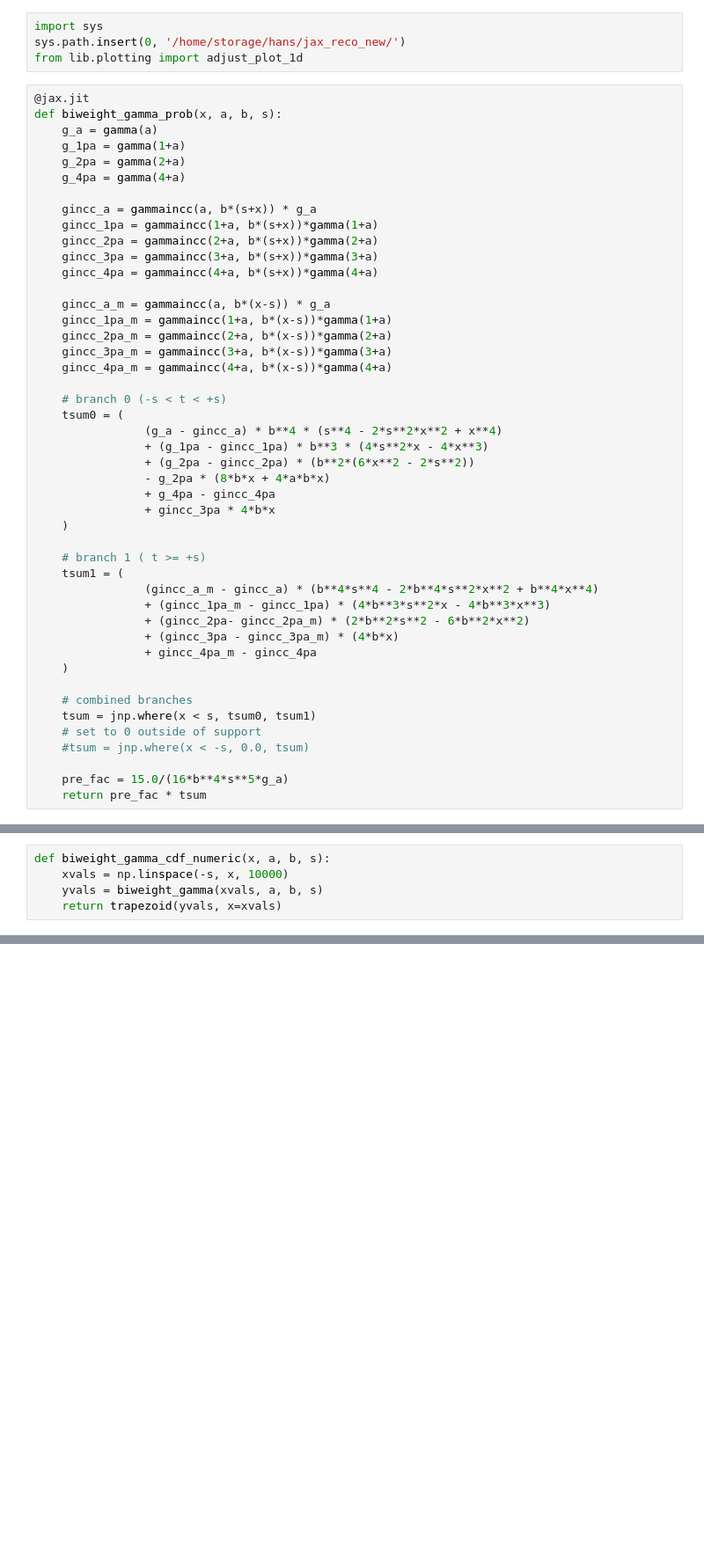
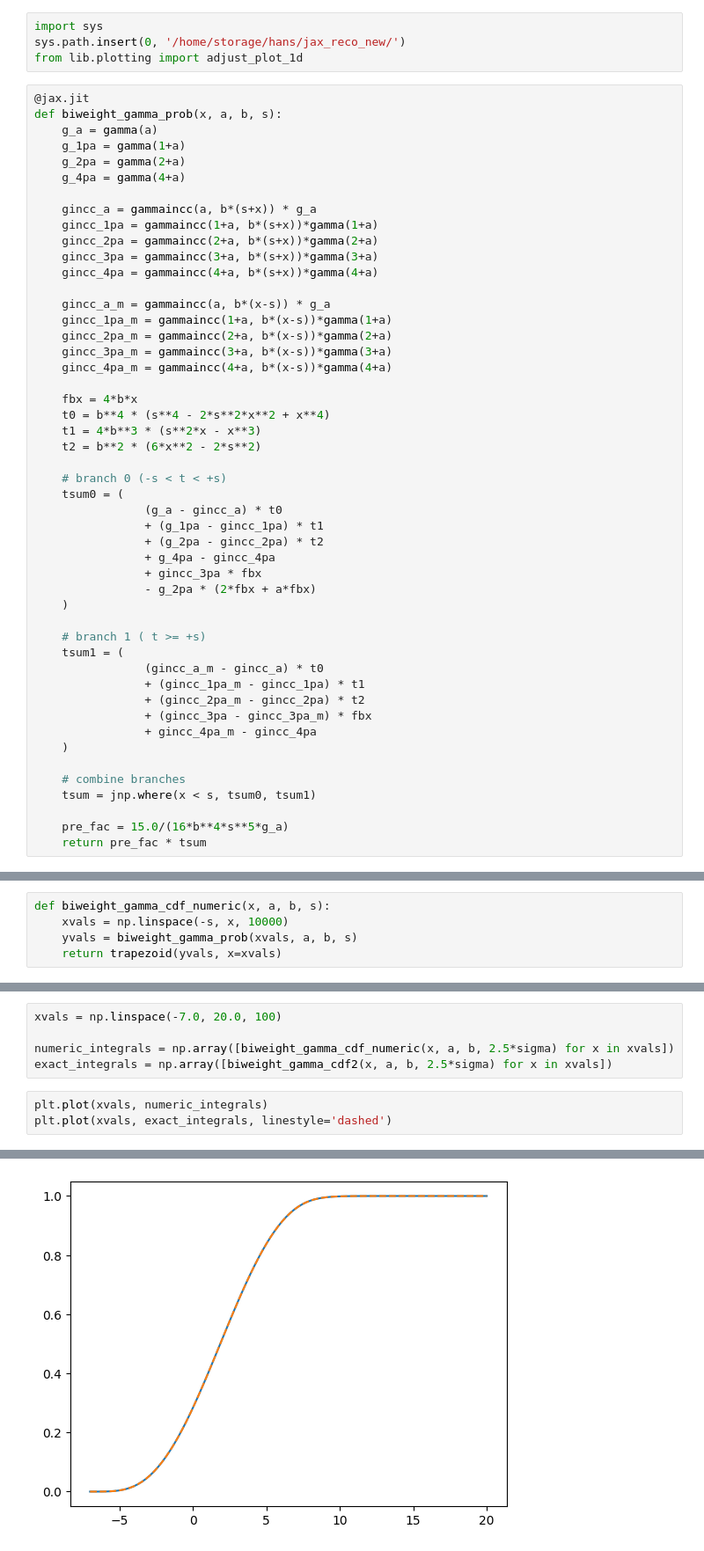
Before and after one commit to rishibbdb/TPN_DeV, a Jupyter notebook: dev/notebooks/biweight_conv_cdf.ipynb, the cells around one changed output, grey strips where cells are left out. Shown at 88% size. Saved outputs shown, nothing was run; the diff lists cells and outputs as text; blank space fills up the shorter version.

Commit message:
biweight conv cdf working

```diff
--- a/dev/notebooks/biweight_conv_cdf.ipynb
+++ b/dev/notebooks/biweight_conv_cdf.ipynb
@@ -39,29 +39,32 @@ def biweight_gamma_prob(x, a, b, s):
     gincc_3pa_m = gammaincc(3+a, b*(x-s))*gamma(3+a)
     gincc_4pa_m = gammaincc(4+a, b*(x-s))*gamma(4+a)
 
+    fbx = 4*b*x
+    t0 = b**4 * (s**4 - 2*s**2*x**2 + x**4)
+    t1 = 4*b**3 * (s**2*x - x**3)
+    t2 = b**2 * (6*x**2 - 2*s**2)
+
     # branch 0 (-s < t < +s)
     tsum0 = (
-                (g_a - gincc_a) * b**4 * (s**4 - 2*s**2*x**2 + x**4)
-                + (g_1pa - gincc_1pa) * b**3 * (4*s**2*x - 4*x**3)
-                + (g_2pa - gincc_2pa) * (b**2*(6*x**2 - 2*s**2))
-                - g_2pa * (8*b*x + 4*a*b*x)
+                (g_a - gincc_a) * t0
+                + (g_1pa - gincc_1pa) * t1
+                + (g_2pa - gincc_2pa) * t2
                 + g_4pa - gincc_4pa
-                + gincc_3pa * 4*b*x
+                + gincc_3pa * fbx
+                - g_2pa * (2*fbx + a*fbx)
     )
 
     # branch 1 ( t >= +s)
     tsum1 = (
-                (gincc_a_m - gincc_a) * (b**4*s**4 - 2*b**4*s**2*x**2 + b**4*x**4)
-                + (gincc_1pa_m - gincc_1pa) * (4*b**3*s**2*x - 4*b**3*x**3)
-                + (gincc_2pa- gincc_2pa_m) * (2*b**2*s**2 - 6*b**2*x**2)
-                + (gincc_3pa - gincc_3pa_m) * (4*b*x)
+                (gincc_a_m - gincc_a) * t0
+                + (gincc_1pa_m - gincc_1pa) * t1
+                + (gincc_2pa_m - gincc_2pa) * t2
+                + (gincc_3pa - gincc_3pa_m) * fbx
                 + gincc_4pa_m - gincc_4pa
     )
 
-    # combined branches
+    # combine branches
     tsum = jnp.where(x < s, tsum0, tsum1)
-    # set to 0 outside of support
-    #tsum = jnp.where(x < -s, 0.0, tsum)
 
     pre_fac = 15.0/(16*b**4*s**5*g_a)
     return pre_fac * tsum
@@ -88,6 +91,6 @@ plt.show()
 # %%
 def biweight_gamma_cdf_numeric(x, a, b, s):
     xvals = np.linspace(-s, x, 10000)
-    yvals = biweight_gamma(xvals, a, b, s)
+    yvals = biweight_gamma_prob(xvals, a, b, s)
     return trapezoid(yvals, x=xvals)
 # %%
@@ -193,0 +279,9 @@ def biweight_gamma2_p2:
+# %%
+xvals = np.linspace(-7.0, 20.0, 100)
+
+numeric_integrals = np.array([biweight_gamma_cdf_numeric(x, a, b, 2.5*sigma) for x in xvals])
+exact_integrals = np.array([biweight_gamma_cdf2(x, a, b, 2.5*sigma) for x in xvals])
+# %%
+plt.plot(xvals, numeric_integrals)
+plt.plot(xvals, exact_integrals, linestyle='dashed')
+# %% [output]
@@ -193,0 +289 @@ def biweight_gamma2_p2:
+[figure, added]
```
Also changed, not shown: parts of 15 cells of this notebook, 1 other file.
